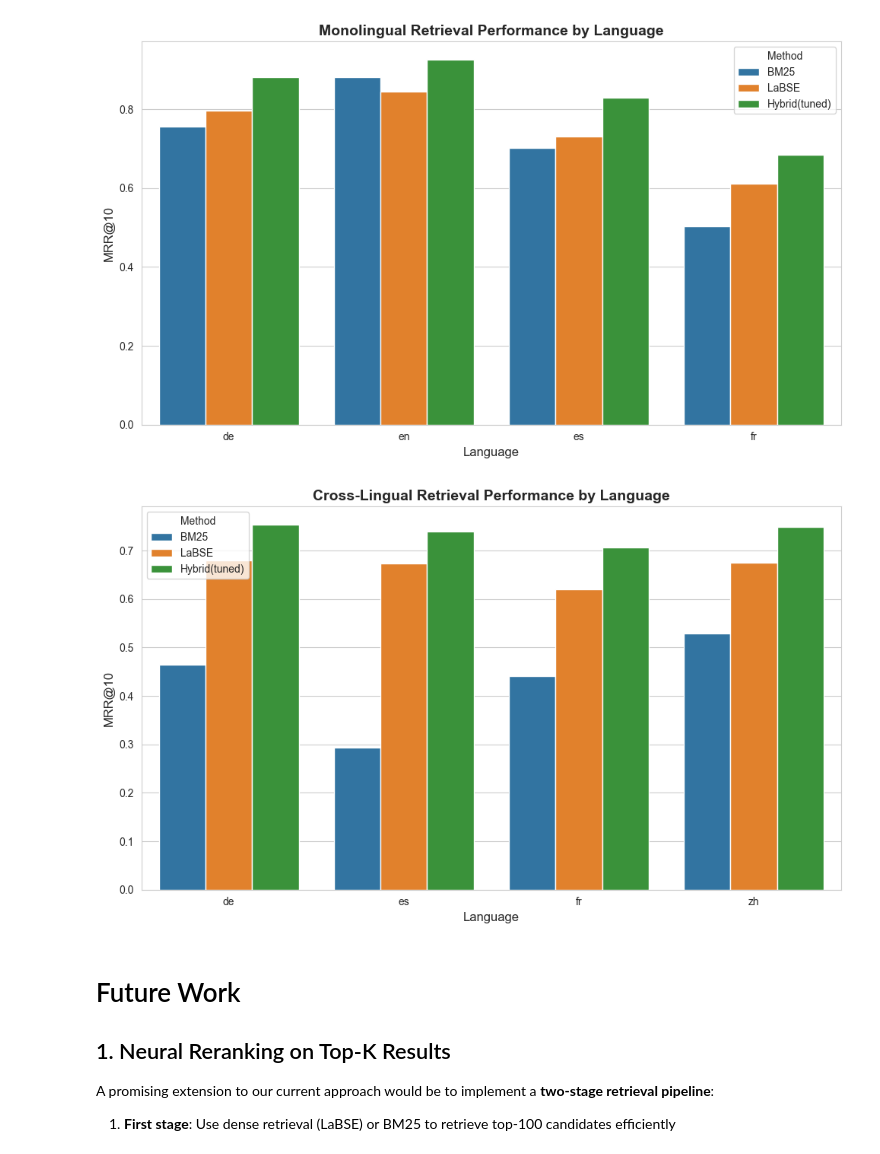
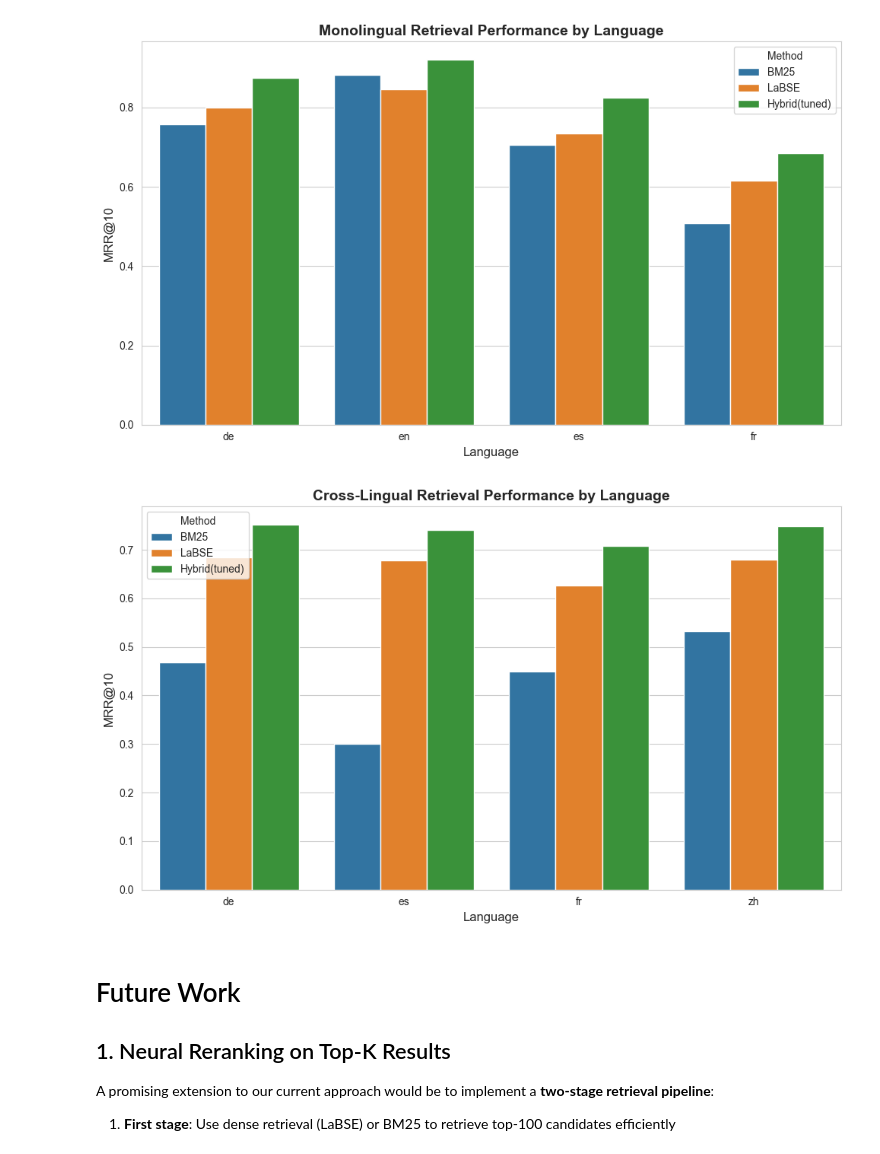
Before and after one commit to d3liaa/IR_Project, a Jupyter notebook: project.ipynb, the cells around one changed output. Saved outputs shown, nothing was run; the diff lists cells and outputs as text; code cells hidden in the pictures.

```diff
--- a/project.ipynb
+++ b/project.ipynb
@@ -261,7 +261,7 @@ SELECTED_LANGUAGES = ['de', 'fr', 'es', 'en', 'zh']  # German, French, Spanish,
 # Start with 5 items - sklearn is more stable than FAISS
 MAX_ITEMS = 1000
 K = 10  # top-K retrieval
-CANDIDATE_N = 100  # candidates from BM25 and Dense (>= K)
+CANDIDATE_N = 500  # candidates from BM25 and Dense (>= K)
 
 # Robust JSONL loader
 def load_jsonl_robust(path, max_items=1000):
@@ -1142,7 +1213,7 @@ This approach has shown consistent improvements in recent IR research and TREC c
 # safe copy for hybrid experiments
 results_hybrid = copy.deepcopy(results_frozen)
 # %%
-CANDIDATE_N = 100          # candidati da BM25 e Dense (>= K)
+CANDIDATE_N = 500          # candidati da BM25 e Dense (>= K)
 alpha_grid = np.linspace(0.0, 1.0, 11)
 seed = 42
 val_ratio = 0.2
@@ -1194,6 +1265,13 @@ def hybrid_topk_for_query(qid, alpha, pack, K=10, candN=100):
 # Assumes you already have evaluate(retrieved, qrels, K)
 # (the one you posted is fine)
 
+# reset to avoid duplicates when re-running the cell
+results_hybrid = copy.deepcopy(results_frozen) if "results_frozen" in globals() else []
+
+# drop any previous hybrid rows if present
+results_hybrid = [r for r in results_hybrid if not str(r.get("method","")).startswith("Hybrid")]
+
+
 alpha_curve_results = []
 
 for split in CORPUS_SPLITS:
@@ -1212,7 +1290,7 @@ for split in CORPUS_SPLITS:
         query_ids = list(qrels.keys())  # in your dataset qid==docid, so this is fine
 
         print(f"\n{'='*60}")
-        print(f"Hybrid tuning (candidate-based) for {split}/{lang_code}")
+        print(f"Hybrid tuning for {split}/{lang_code}")
         print('='*60)
 
         # val/test split over query_ids
@@ -1270,12 +1348,10 @@ for split in CORPUS_SPLITS:
             "language": lang_code,
             "Recall@10": float(recall_test),
             "MRR@10": float(mrr_test),
-            "method": "Hybrid(tuned,candidate)",
+            "method": "Hybrid(tuned)",
             "alpha": float(best_alpha),
+            "val_Recall@10": float(best_val_recall),
             "val_MRR@10": float(best_val_mrr),
-            "val_Recall@10": float(best_val_recall),
-            "val_ratio": float(val_ratio),
-            "seed": int(seed),
             "candN": int(CANDIDATE_N),
         })
 
@@ -1286,7 +1362,7 @@ df_results_hybrid = pd.DataFrame(results_hybrid)
 df_alpha_curve = pd.DataFrame(alpha_curve_results)
 
 print("\n" + "="*60)
-print("SUMMARY RESULTS (incl. Hybrid candidate-based)")
+print("SUMMARY RESULTS")
 print("="*60)
 print(f"\nTotal rows in df_results_hybrid: {len(df_results_hybrid)}")
 
@@ -1412,28 +1486,28 @@ plt.show()
 # %%
 plt.figure(figsize=(10, 6))
 
-df_cross = df_results[
-    (df_results["split"] == "cross_lingual") &
-    (df_results["method"].isin(["BM25", "LaBSE", "Hybrid(tuned)"]))
+df_cross = df_results_hybrid[
+    (df_results_hybrid["split"] == "cross_lingual") &
+    (df_results_hybrid["method"].isin(["BM25", "LaBSE", "Hybrid(tuned)"]))
 ]
 
 sns.barplot(
     data=df_cross,
     x="language",
     y="MRR@10",
     hue="method",
     errorbar=None
 )
 
 plt.xlabel("Language", fontsize=12)
 plt.ylabel("MRR@10", fontsize=12)
 plt.title("Cross-Lingual Retrieval Performance by Language",
           fontsize=14, fontweight="bold")
 plt.legend(title="Method")
 plt.tight_layout()
 plt.show()
 # %% [output]
-[figure, old version]
+[figure, new version]
 # %% [markdown]
 # Future Work
 
```
Also changed, not shown: parts of 10 cells of this notebook, 17 other files.
